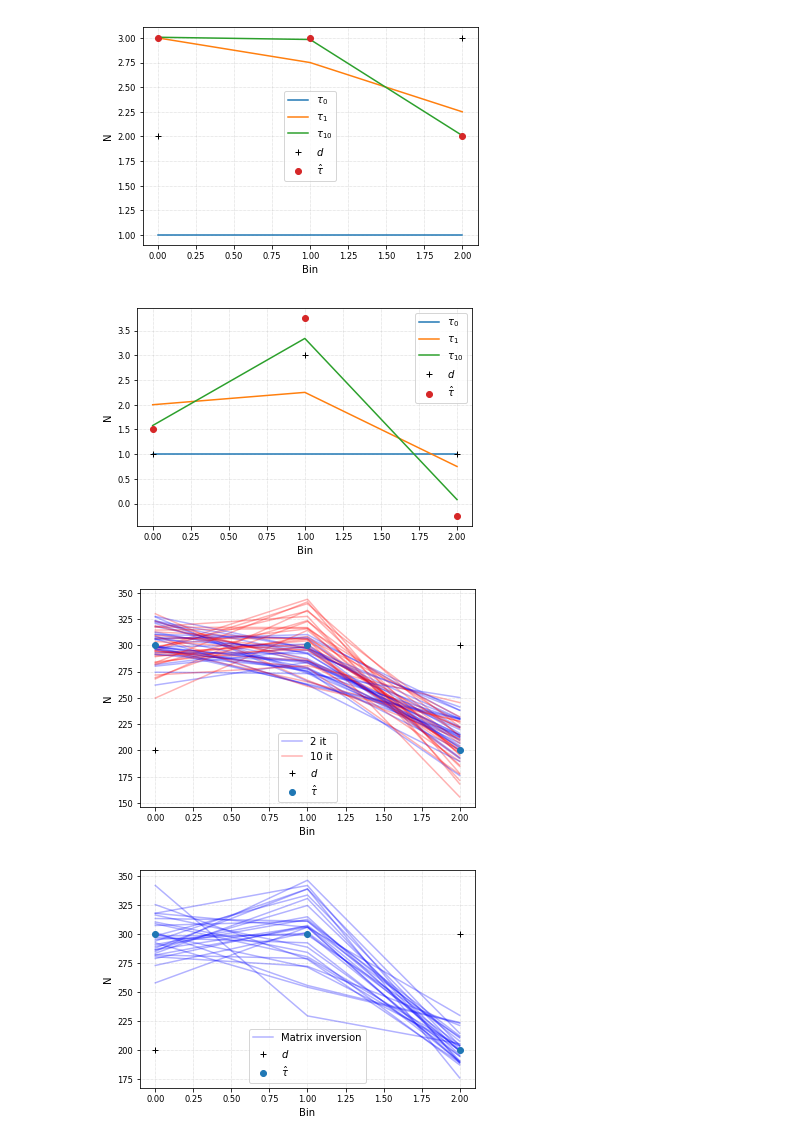
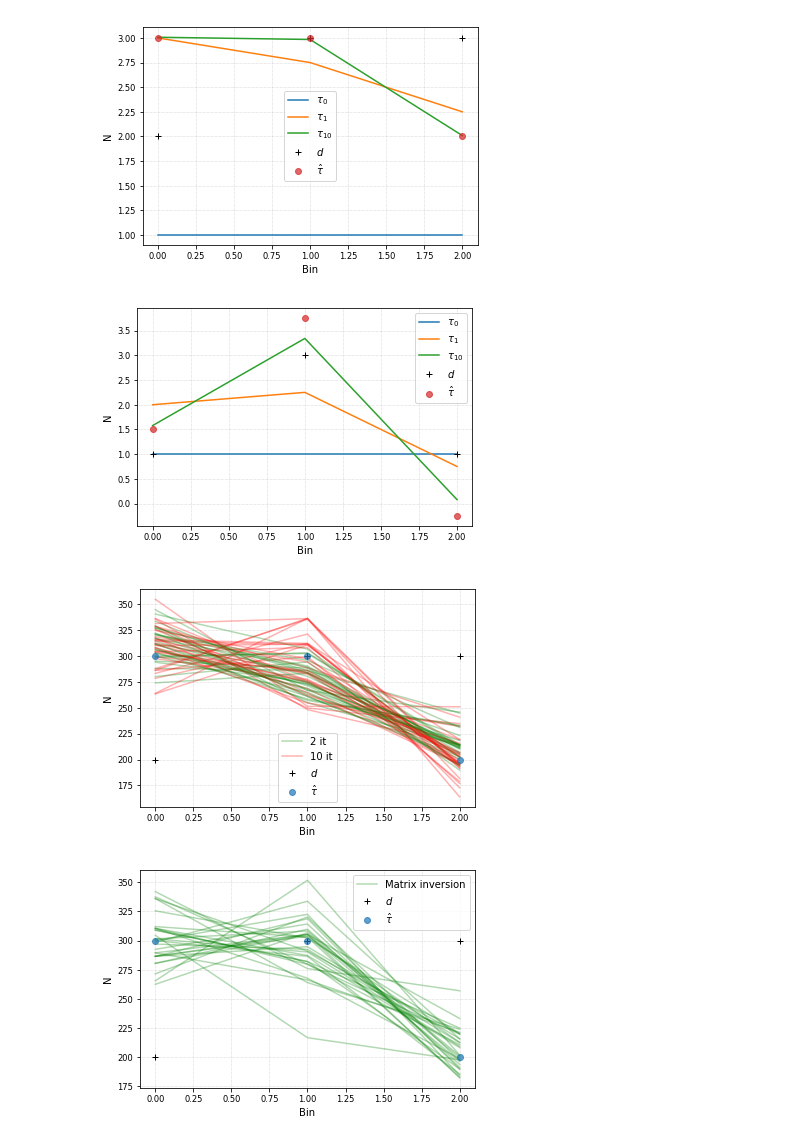
Before and after one commit to tianluyuan/ffunf, a Jupyter notebook: ffunf.ipynb, the cells around one changed output. Drawn from its saved outputs; the diff is of its cells as text; code cells hidden in the pictures.

Commit message:
put alpha=0.7

```diff
--- a/ffunf.ipynb
+++ b/ffunf.ipynb
@@ -33,7 +33,7 @@ def itunf(nit, d, p, aa):
 
 def plot(d, tauhat, fout):
     plt.plot(d, 'k+', label=r'$d$')
-    plt.plot(tauhat, 'o', label=r'$\hat{\tau}$')
+    plt.plot(tauhat, 'o', label=r'$\hat{\tau}$', alpha=0.7)
     plt.xlabel('Bin')
     plt.ylabel('N')
     plt.legend()
@@ -67,31 +67,31 @@ d = np.asarray([2.,3.,3.])
 [plt.plot(itunf(it, d, np.ones(d.size), A), label=r'$\tau_{{{}}}$'.format(it)) for it in [0,1,10]]
 plot(d, np.dot(Ainv,d), 'itunf.png')
 # %% [output]
-[figure, old version]
+[figure, new version]
 # %%
 d = np.asarray([1.,3.,1.])
 [plt.plot(itunf(it, d, np.ones(d.size), A), label=r'$\tau_{{{}}}$'.format(it)) for it in [0,1,10]]
 plot(d, np.dot(Ainv,d), 'itunf_2.png')
 # %% [output]
-[figure, old version]
+[figure, new version]
 # %%
 d = np.asarray([200,300.,300.])
 for i in range(30):
     s = poisson(d)
-    for nit, color in zip([2, 10], ['b','r']):
+    for nit, color in zip([2, 10], ['g','r']):
         label= '{} it'.format(nit) if i == 0 else None
         plt.plot(itunf(nit, s, np.ones(d.size), A), color=color, alpha=0.3, label=label)
 plot(d, np.dot(Ainv,d), 'itunf_err.png')
 # %% [output]
-[figure, old version]
+[figure, new version]
 # %%
 for i in range(30):
     s = poisson(d)
     label = 'Matrix inversion' if i == 0 else None
-    plt.plot(np.dot(Ainv, s), color='b', alpha=0.3, label=label)
+    plt.plot(np.dot(Ainv, s), color='g', alpha=0.3, label=label)
 plot(d, np.dot(Ainv,d), 'ivunf_err.png')
 # %% [output]
-[figure, old version]
+[figure, new version]
 # %%
 def make_events(true_energy, energy):
     return np.array(zip(true_energy, energy),
```
Also changed, not shown: parts of 6 cells of this notebook.
